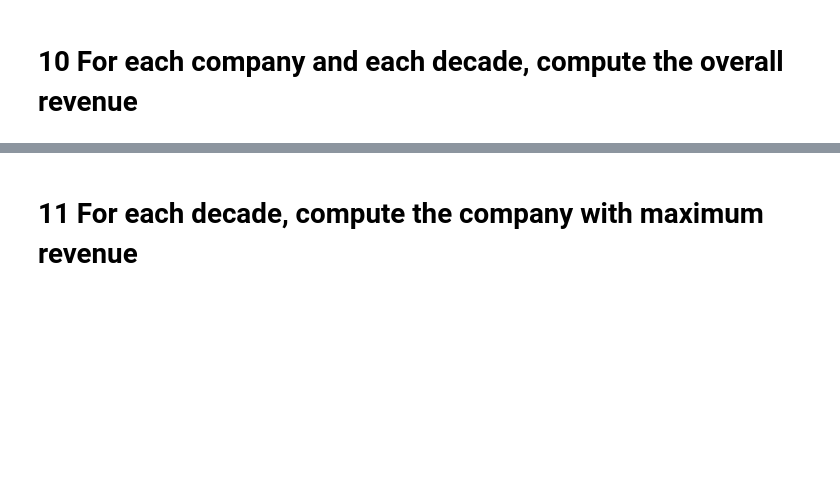
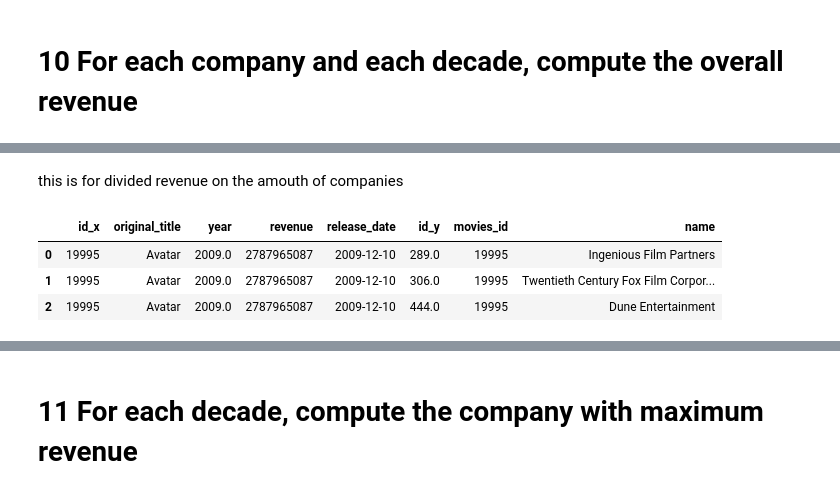
Before and after one commit to JCRCS/ComputerScienceTest, a Jupyter notebook: CSTest.ipynb, the cells around one changed output, grey strips where cells are left out. Saved outputs shown, nothing was run; the diff lists cells and outputs as text; code cells hidden in the pictures; blank space fills up the shorter version.

```diff
--- a/CSTest.ipynb
+++ b/CSTest.ipynb
@@ -249,0 +299,2 @@ movies_spoken_languages.groupby('name')[['movies_id']].count().head(3)
+# %% [markdown]
+this is for divided revenue on the amouth of companies
@@ -249,0 +307,7 @@ movies_spoken_languages.groupby('name')[['movies_id']].count().head(3)
+# %%
+movies_companies_parameters.head(3)
+# %% [output]
+|  | id_x | original_title | year | revenue | release_date | id_y | movies_id | name |
+| 0 | 19995 | Avatar | 2009.0 | 2787965087 | 2009-12-10 | 289.0 | 19995 | Ingenious Film Partners |
+| 1 | 19995 | Avatar | 2009.0 | 2787965087 | 2009-12-10 | 306.0 | 19995 | Twentieth Century Fox Film Corpor... |
+| 2 | 19995 | Avatar | 2009.0 | 2787965087 | 2009-12-10 | 444.0 | 19995 | Dune Entertainment |
```
Also changed, not shown: parts of 11 cells of this notebook.
